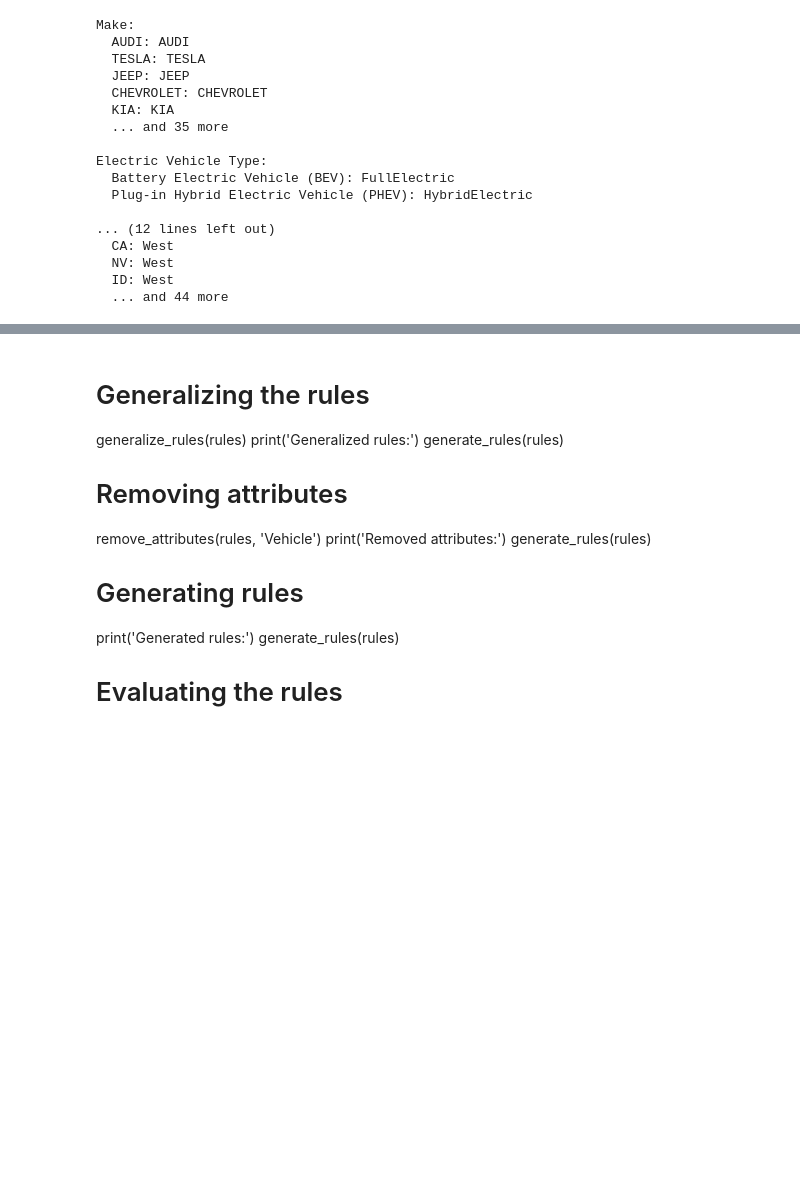
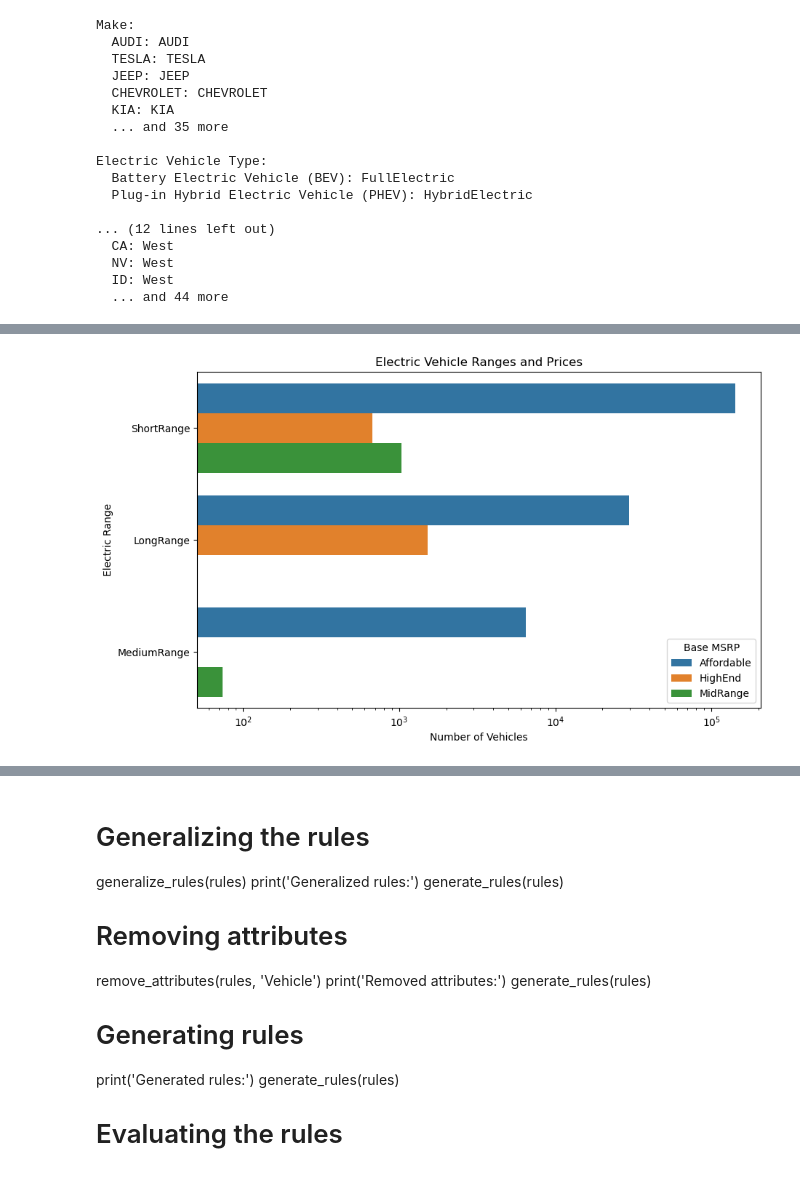
Before and after one commit to arghyawning/data-analytics-1-assignments, a Jupyter notebook: a2/assignment2 51/assignment2 51.ipynb, the cells around one changed output, grey strips where cells are left out. Drawn from its saved outputs; the diff is of its cells as text; code cells hidden in the pictures; blank space fills up the shorter version.

```diff
--- a/a2/assignment2 51/assignment2 51.ipynb
+++ b/a2/assignment2 51/assignment2 51.ipynb
@@ -118,0 +182,5 @@ Electric Vehicle Type:
+# %%
+# grouping by electric range and price
+grouped_data_range = generalized_data.groupby(['Electric Range', 'Base MSRP']).size().reset_index(name='Count')
+grouped_data_range = grouped_data_range.sort_values(by=['Count'], ascending=False)
+grouped_data_range.head()
@@ -118,0 +194,11 @@ Electric Vehicle Type:
+# %%
+#  visualising the data
+plt.figure(figsize=(10, 6))
+sns.barplot(x='Count', y='Electric Range', hue='Base MSRP', data=grouped_data_range)
+plt.title('Electric Vehicle Ranges and Prices')
+plt.xlabel('Number of Vehicles')
+plt.ylabel('Electric Range')
+plt.xscale('log')
+plt.show()
+# %% [output]
+[figure, added]
```
Also changed, not shown: parts of 21 cells of this notebook.
